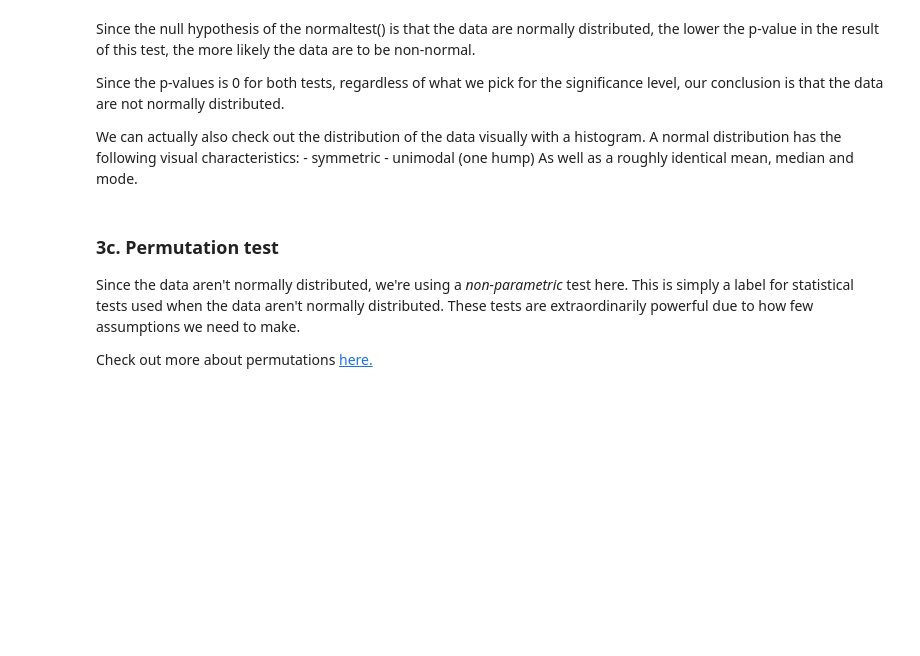
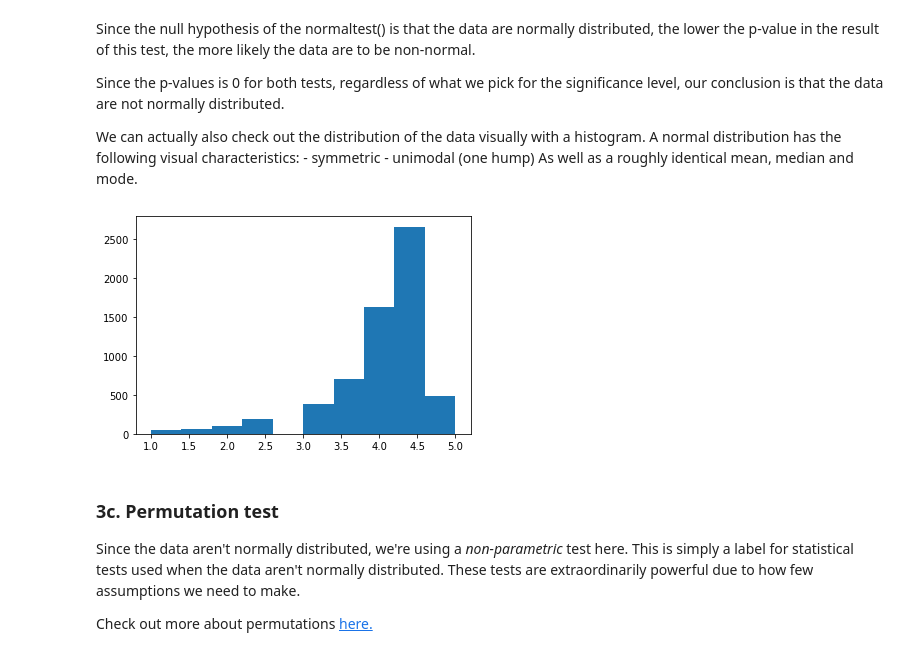
Before and after one commit to Kevin-Kwasnik/apps_project, a Jupyter notebook: PART 3, Tier 3 - Modelling.ipynb, the cells around one changed output. Cells and saved outputs as stored; diff of their text form; code cells hidden in the pictures; blank space fills up the shorter version.

Commit message:
histo worked

```diff
--- a/PART 3, Tier 3 - Modelling.ipynb
+++ b/PART 3, Tier 3 - Modelling.ipynb
@@ -460,6 +460,8 @@ As well as a roughly identical mean, median and mode.
 # %%
 # Create a histogram of the apple reviews distribution
 # You'll use the plt.hist() method here, and pass your apple data to it
-_ _ _ = plt.hist(_ _ _)
+histoApple = plt.hist(apple)
+# %% [output]
+[figure, added]
 # %%
 # Create a histogram of the google data
```
Also changed, not shown: parts of 1 cell of this notebook.
